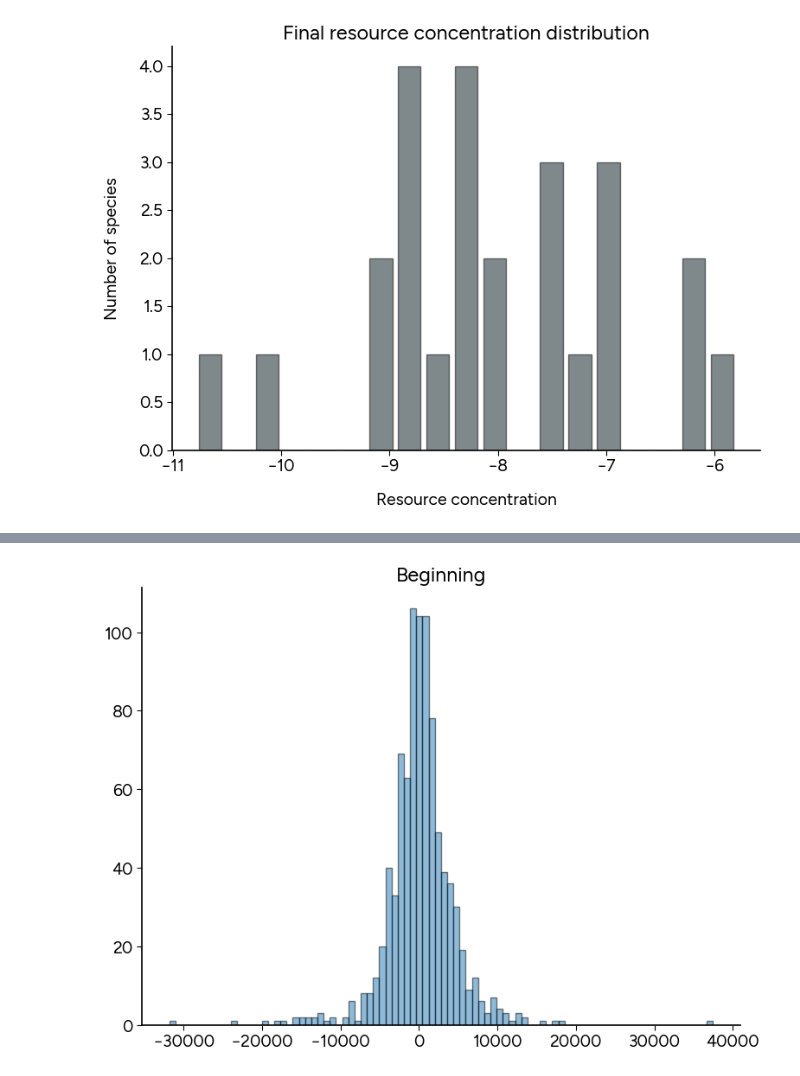
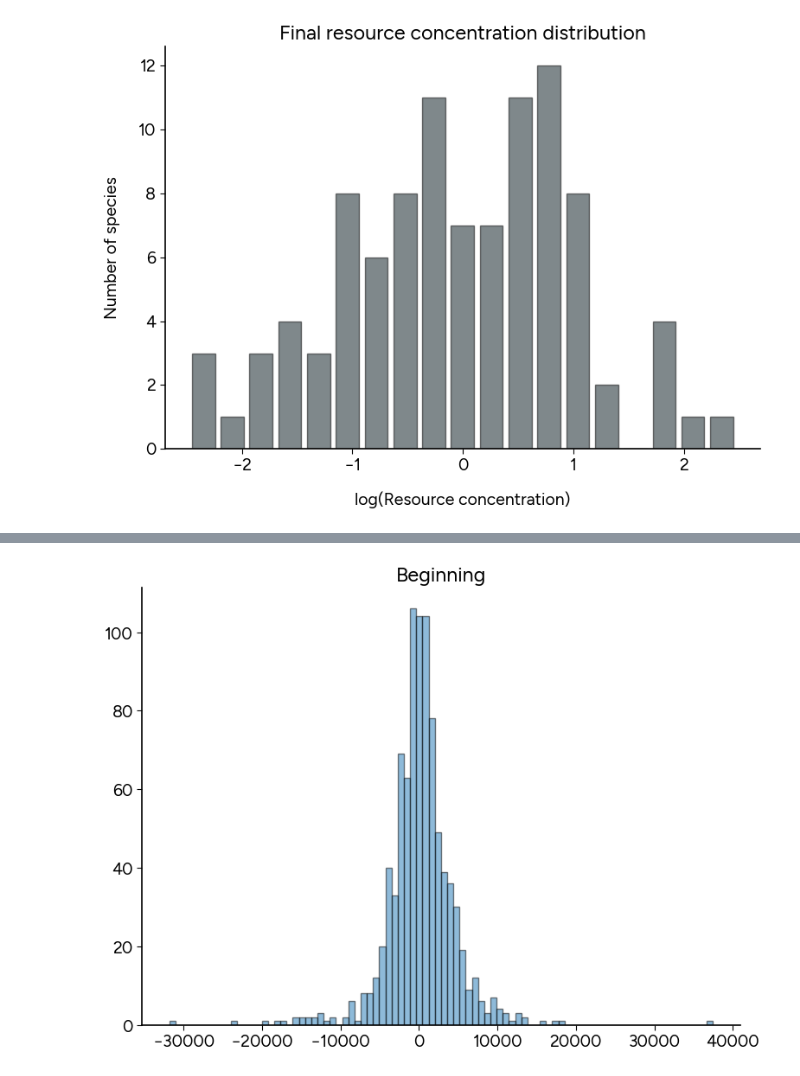
Before and after one commit to prajwalp/OE-dilutions, a Jupyter notebook: crossfeeding_dist.ipynb, the cells around one changed output, grey strips where cells are left out. Saved outputs shown, nothing was run; the diff lists cells and outputs as text; code cells hidden in the pictures.

```diff
--- a/crossfeeding_dist.ipynb
+++ b/crossfeeding_dist.ipynb
@@ -7,8 +9,8 @@ import scipy.optimize as optimize
 # %%
 plt.style.use("../style1.mplstyle")
 # %%
-Nr = 25
-Ns = 10
+Nr = 100
+Ns = 40
 # %%
 def assertParams(muMatrix,kMatrix,dTensor,delta,supplyVec):
     assert np.shape(muMatrix) == (Ns,Nr)
@@ -133,10 +131,11 @@ leakageRate = 0.2
 unscaledMuMatrix = np.random.lognormal(-1.95,1,(Ns,Nr))
 muMatrix = (1-leakageRate) * unscaledMuMatrix / np.max(unscaledMuMatrix)
 
-kMatrix = np.random.lognormal(2.5, 1.62,(Ns,Nr))/1000
+kMatrix = np.random.lognormal(5.5, 1.2,(Ns,Nr))/1000
 
 unscaledDTensor = np.random.lognormal(-8.78, 2.75,(Ns,Nr,Nr))
-dTensor = leakageRate *unscaledDTensor / np.max(unscaledDTensor)
+dTensor = 0.9* leakageRate *unscaledDTensor / np.max(unscaledDTensor)
+# dTensor = np.zeros((Ns,Nr,Nr))
 # dTensor = leakageRate * unscaledDTensor / np.sum(unscaledDTensor,axis=2)[:,:,np.newaxis]
 
 supplyVec = np.full(Nr,10)
@@ -144,7 +143,7 @@ delta = 0.2
 
 assertParams(muMatrix,kMatrix,dTensor,delta,supplyVec)
 
-rVecBeginning = supplyVec.copy() * 0.9
+rVecBeginning = supplyVec.copy() * 0.99
 rVecEnd = np.random.lognormal(np.mean(kMatrix)/np.mean(supplyVec),1,Nr)
 # %%
 growthVecBeginning,interactionMatrixBeginning = glvParamsFn(muMatrix,kMatrix,dTensor,rVecBeginning,delta,supplyVec)
@@ -198,2 +204,0 @@ plt.show()
-# %%
-rVecEnd = sol.y[Ns:,-1]
@@ -203,14 +215,14 @@ rVecEndCentres = (rVecEndEdges[:-1]+rVecEndEdges[1:])/2
 # %%
 plt.bar(rVecEndCentres,rVecEndHist,width=np.diff(rVecEndEdges)*0.8,align="center",edgecolor="black",alpha=0.5)
 
-plt.xlabel("Resource concentration")
+plt.xlabel("log(Resource concentration)")
 plt.ylabel("Number of species")
 
 plt.title("Final resource concentration distribution")
 
 plt.show()
 # %% [output]
-[figure, old version]
+[figure, new version]
 # %%
 growthVecEnd,interactionMatrixEnd = glvParamsFn(muMatrix,kMatrix,dTensor,rVecEnd,delta,supplyVec)
 # %%
```
Also changed, not shown: parts of 12 cells of this notebook.
